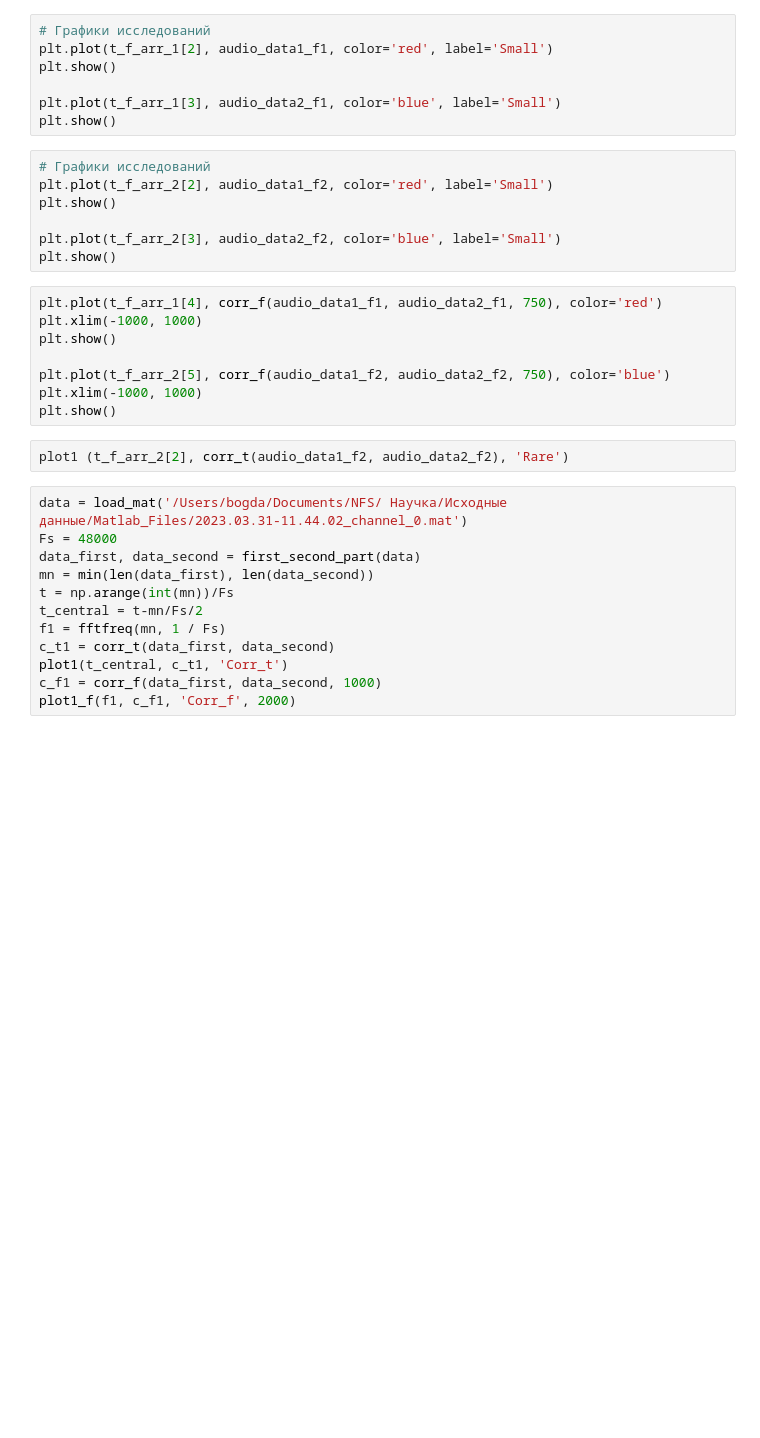
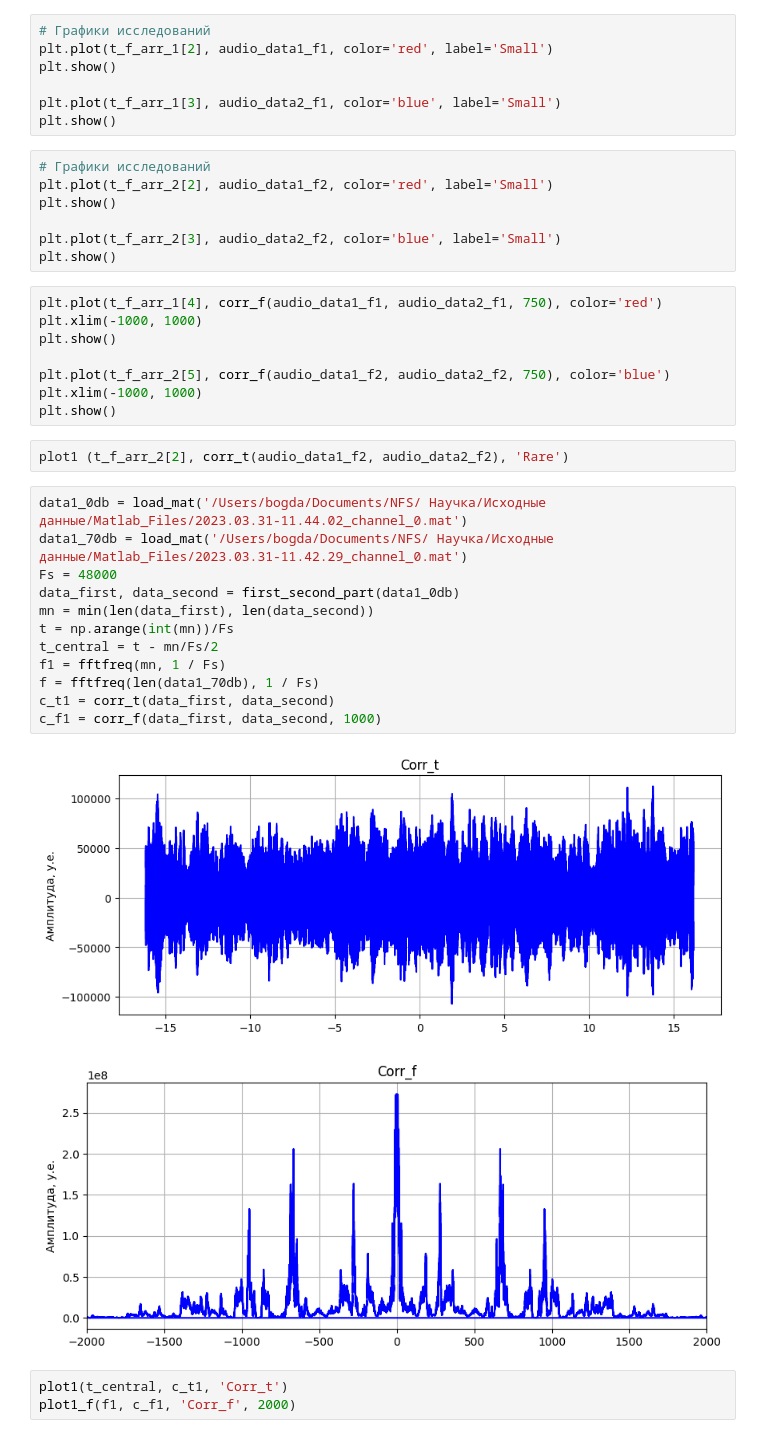
Before and after one commit to bdExplore/Scientific, a Jupyter notebook: Python/DJISummer.ipynb, the cells around one changed output. Cells and saved outputs as stored; diff of their text form; blank space fills up the shorter version.

```diff
--- a/Python/DJISummer.ipynb
+++ b/Python/DJISummer.ipynb
@@ -172,14 +176,20 @@ plt.show()
 # %%
 plot1 (t_f_arr_2[2], corr_t(audio_data1_f2, audio_data2_f2), 'Rare')
 # %%
-data = load_mat('/Users/bogda/Documents/NFS/ Научка/Исходные данные/Matlab_Files/2023.03.31-11.44.02_channel_0.mat')
+data1_0db = load_mat('/Users/bogda/Documents/NFS/ Научка/Исходные данные/Matlab_Files/2023.03.31-11.44.02_channel_0.mat')
+data1_70db = load_mat('/Users/bogda/Documents/NFS/ Научка/Исходные данные/Matlab_Files/2023.03.31-11.42.29_channel_0.mat')
 Fs = 48000
-data_first, data_second = first_second_part(data)
+data_first, data_second = first_second_part(data1_0db)
 mn = min(len(data_first), len(data_second))
 t = np.arange(int(mn))/Fs
-t_central = t-mn/Fs/2
+t_central = t - mn/Fs/2
 f1 = fftfreq(mn, 1 / Fs)
+f = fftfreq(len(data1_70db), 1 / Fs)
 c_t1 = corr_t(data_first, data_second)
-plot1(t_central, c_t1, 'Corr_t')
 c_f1 = corr_f(data_first, data_second, 1000)
-plot1_f(f1, c_f1, 'Corr_f', 2000)
+# %% [output]
+[figure, added]
+[figure, added]
+# %%
+plot1(t_central, c_t1, 'Corr_t')
+plot1_f(f1, c_f1, 'Corr_f', 2000)
```
Also changed, not shown: parts of 5 cells of this notebook.
